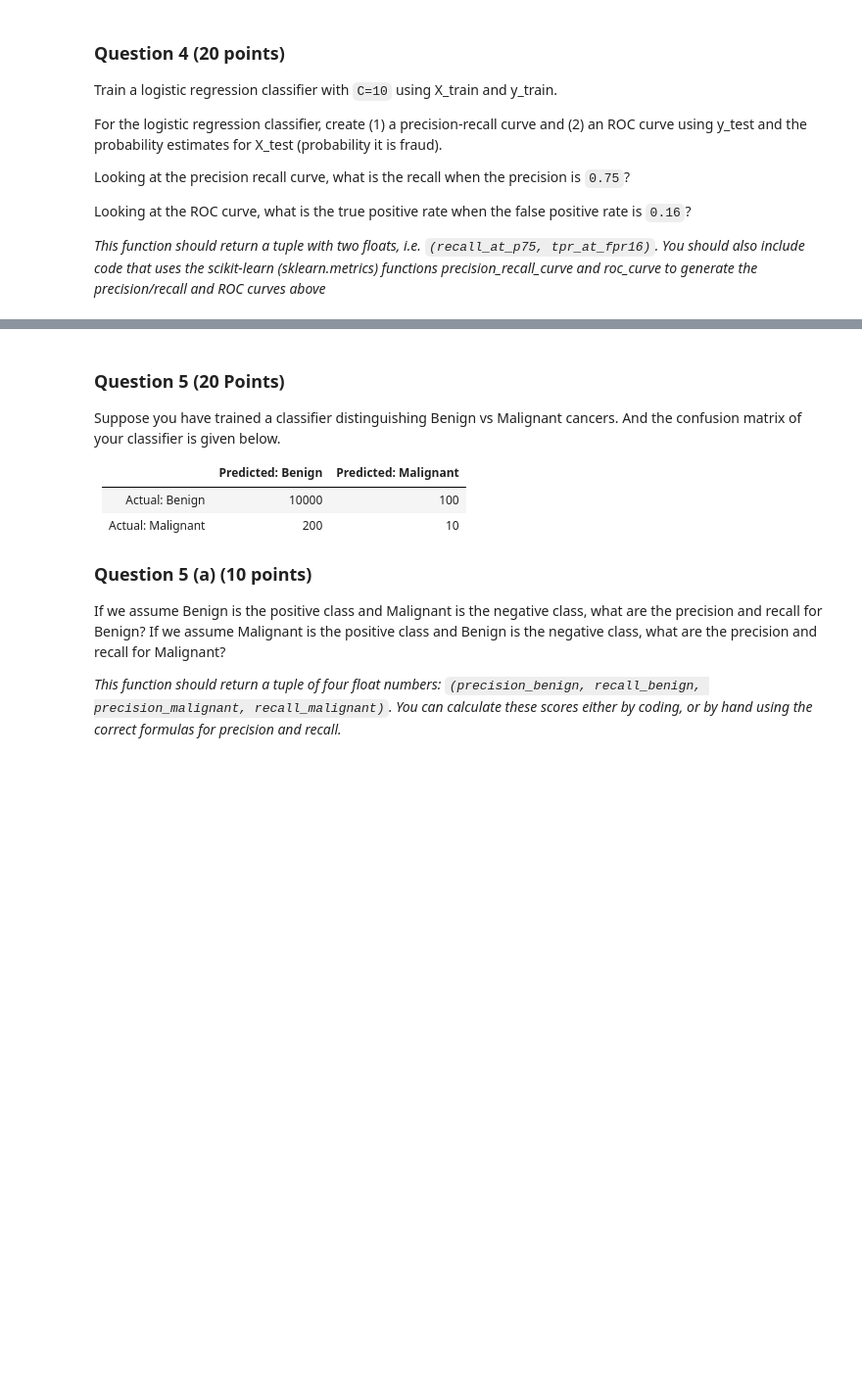
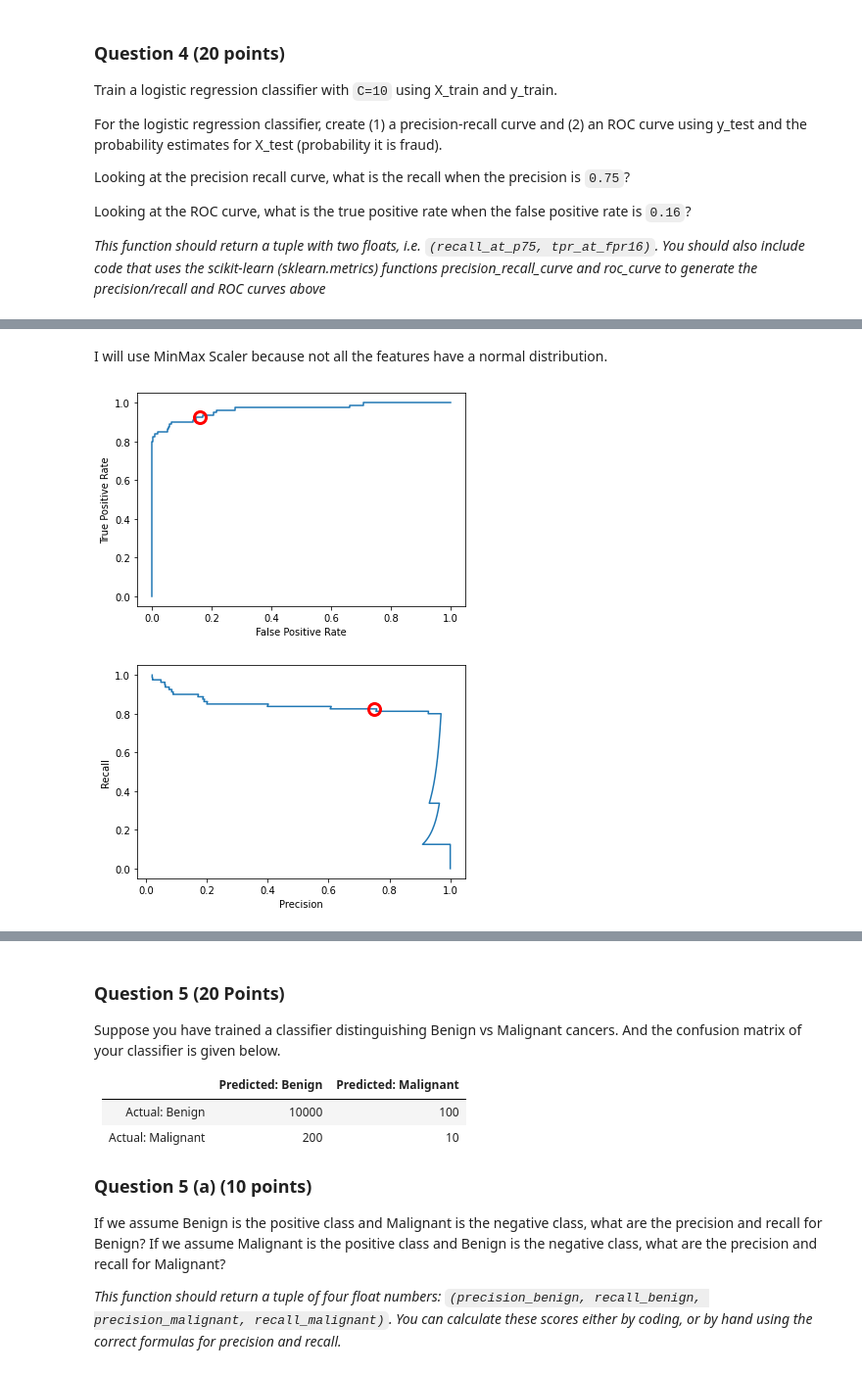
Before and after one commit to SidraEffendi/Applied_Machine_Learning, a Jupyter notebook: Homework 3/si670f22_hw_3.ipynb, the cells around one changed output, grey strips where cells are left out. Shown: that part at 98% size. Saved outputs shown, nothing was run; the diff lists cells and outputs as text; code cells hidden in the pictures; blank space fills up the shorter version.

```diff
--- a/Homework 3/si670f22_hw_3.ipynb
+++ b/Homework 3/si670f22_hw_3.ipynb
@@ -126,0 +195,68 @@ def answer_four():
+# %% [markdown]
+I will use MinMax Scaler because not all the features have a normal distribution.
+# %%
+from sklearn.linear_model import LogisticRegression
+from sklearn.preprocessing import MinMaxScaler
+from sklearn.metrics import precision_recall_curve
+from sklearn import metrics
+
+from sklearn.metrics import PrecisionRecallDisplay
+
+mm_scaler = MinMaxScaler()
+X_train_scaled = mm_scaler.fit_transform(X_train)
+logreg = LogisticRegression(C=10).fit(X_train_scaled, y_train)
+X_test_scaled = mm_scaler.transform(X_test)
+y_pred = logreg.decision_function(X_test_scaled)
+
+fpr, tpr, _ = metrics.roc_curve(y_test, y_pred)
+# auc = metrics.roc_auc_score(y_test, y_pred_proba)
+tpr_at_fpr16 = np.interp(0.16, fpr ,tpr)
+
+# fpr, tpr, _ = metrics.roc_curve(y_test,  y_pred_proba)
+# auc = metrics.roc_auc_score(y_test, y_pred_proba)
+
+#create ROC curve
+plt.plot(fpr,tpr,label="ROC curve")
+plt.ylabel('True Positive Rate')
+plt.xlabel('False Positive Rate')
+plt.plot(0.16, tpr_at_fpr16, 'ro', markersize=12, fillstyle='none', mew=3)
+# plt.legend(loc=4)
+plt.show()
+
+precision, recall, _ = precision_recall_curve(y_test, y_pred)
+recall_at_p75 = np.interp(0.75, precision, recall)
+
+plt.plot(precision, recall, label="Precision-Recall curve")
+plt.ylabel('Recall')
+plt.xlabel('Precision')
+plt.plot(0.75, recall_at_p75, 'ro', markersize=12, fillstyle='none', mew=3)
+plt.show();
+# # disp = PrecisionRecallDisplay(precision=precision, recall=recall, drawstyle="default")
+# disp = PrecisionRecallDisplay.from_predictions(y_test, y_pred)
+# disp.plot()
+# plt.plot(0.75, recall_at_p75, 'ro', markersize=12, fillstyle='none', mew=3)
+# plt.show()
+
+
+# metrics.plot_roc_curve(logreg, X_test_scaled, y_test)
+# plt.plot(0.16, tpr_at_fpr16, 'ro', markersize=12, fillstyle='none', mew=3)
+# plt.show()
+# precision, recall, thresholds = metrics.precision_recall_curve( X_test, y_test)
+
+# precision, recall, _ = precision_recall_curve(y_test, y_pred)
+# # disp = PrecisionRecallDisplay(precision=precision, recall=recall, drawstyle="default")
+# disp = PrecisionRecallDisplay.from_predictions(y_test, y_pred)
+# disp.plot()
+# plt.plot(0.75, recall_at_p75, 'ro', markersize=12, fillstyle='none', mew=3)
+# plt.show()
+
+# precision, recall, pr_thresholds = precision_recall_curve(y_test, y_pred)
+# # recall_at_p75 = np.interp(0.75, precision, recall)
+
+# display = PrecisionRecallDisplay.from_estimator(
+#     logreg, X_test_scaled, y_test, name="LinearReg")
+# display.ax_.set_title("2-class Precision-Recall curve")
+# display.plot(0.75, recall_at_p75, 'ro', markersize=12, fillstyle='none', mew=3)
+# %% [output]
+[figure, added]
+[figure, added]
```
Also changed, not shown: parts of 15 cells of this notebook, 1 other file.
